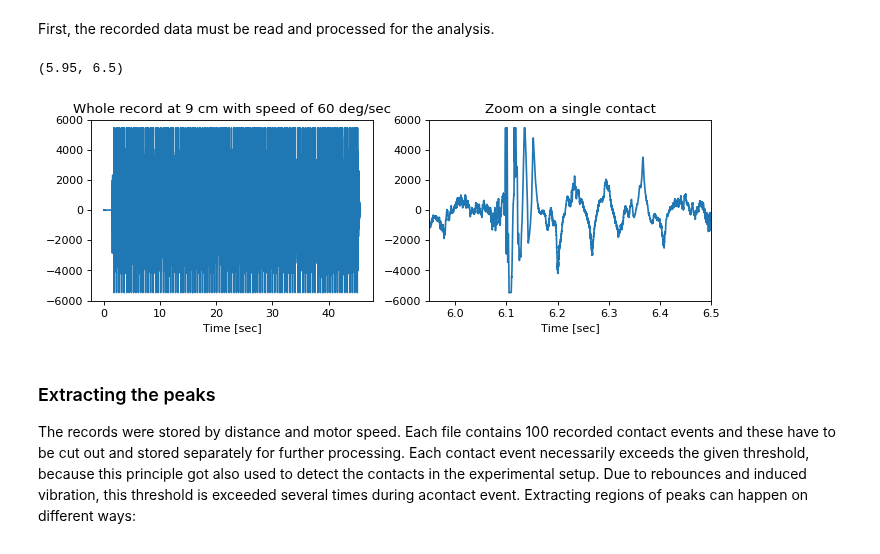
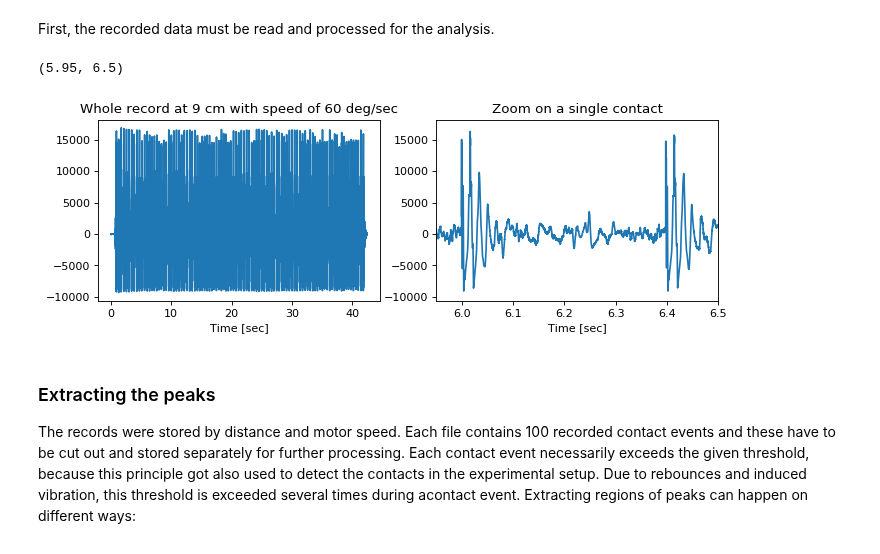
Before and after one commit to LucaHermes/PiezoAntenna, a Jupyter notebook: Piezo Antenna.ipynb, the cells around one changed output. Drawn from its saved outputs; the diff is of its cells as text; code cells hidden in the pictures.

```diff
--- a/Piezo Antenna.ipynb
+++ b/Piezo Antenna.ipynb
@@ -91,11 +91,13 @@ import pandas as pd
 import os
 import re
 
+%matplotlib inline
+
 
 FRAMERATE = 0    # init framerate (gets assigned when wav files are read)
 
 # load and prepare the data
-data_dir = 'data_clipped'
+data_dir = 'data'
 files = os.listdir(data_dir)
 rawdata = pd.DataFrame(columns=['record', 'distance', 'speed'])
 
@@ -111,34 +113,34 @@ for f in files:
     if '.wav' not in f:
         continue
     fs, data = wav.read(os.path.join(data_dir, f))
     FRAMERATE = fs
     # parse integers from filename (distance, speed, material)
     decoded_classes = [ int(s) for s in re.findall(r'-?\d+', f) ]
     # put the data into the DataFrame
     rawdata = rawdata.append(dict(
         { 'record'   : data,
           'distance' : decoded_classes[0],
           'speed'    : decoded_classes[1] }), ignore_index=True)
     id += 1
 
 N_CLASSES = len(rawdata)
 rawdata = rawdata.sort_values(by=['distance','speed'])
 rawdata['id'] = range(len(rawdata))
 rawdata = rawdata.set_index('id', drop=True)
 plt.figure(num=None, figsize=(10, 3), dpi=80)
 
 plt.subplot(1, 2, 1)
 plt.plot(samples_to_time(len(rawdata['record'][13])),rawdata['record'][13])
 plt.xlabel("Time [sec]")
 plt.title("Whole record at 9 cm with speed of 60 deg/sec")
 plt.subplot(1, 2, 2)
 plt.xlabel("Time [sec]")
 plt.title("Zoom on a single contact")
 plt.plot(samples_to_time(len(rawdata['record'][13])),rawdata['record'][13])
 plt.xlim((5.95, 6.5))
 # %% [output]
 (5.95, 6.5)
-[figure, old version]
+[figure, new version]
 # %% [markdown]
 ### Extracting the peaks
 
```
Also changed, not shown: parts of 7 cells of this notebook.
